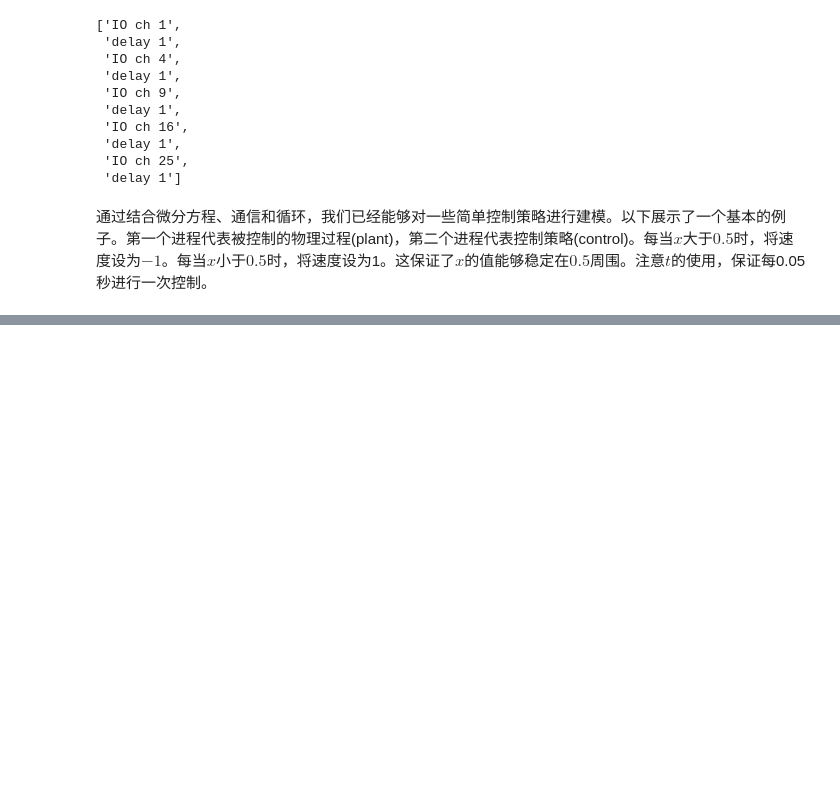
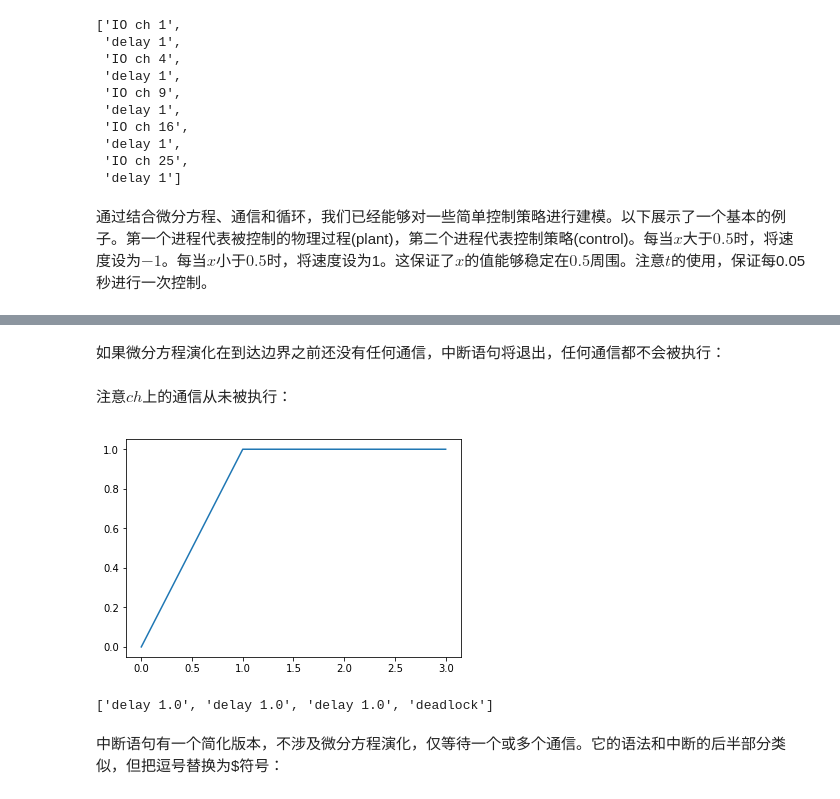
Before and after one commit to bzhan/mars, a Jupyter notebook: Tutorial.ipynb, the cells around one changed output, grey strips where cells are left out. Drawn from its saved outputs; the diff is of its cells as text; code cells hidden in the pictures; blank space fills up the shorter version.

```diff
--- a/Tutorial.ipynb
+++ b/Tutorial.ipynb
@@ -195,0 +235,19 @@ graph(res, 'P0')
+# %% [markdown]
+如果微分方程演化在到达边界之前还没有任何通信，中断语句将退出，任何通信都不会被执行：
+# %%
+res, events = run_processes({
+    'P0': "x := 0; <x_dot = 1 & x < 1> |> [](ch?x --> x := x + 1); wait(2)",
+    'P1': "wait(2); ch!2"
+}, 10)
+# %% [markdown]
+注意$ch$上的通信从未被执行：
+# %%
+graph(res, 'P0')
+# %% [output]
+[figure, added]
+# %%
+events
+# %% [output]
+['delay 1.0', 'delay 1.0', 'delay 1.0', 'deadlock']
+# %% [markdown]
+中断语句有一个简化版本，不涉及微分方程演化，仅等待一个或多个通信。它的语法和中断的后半部分类似，但把逗号替换为\$符号：
```
Also changed, not shown: parts of 24 cells of this notebook, 1 other file.
